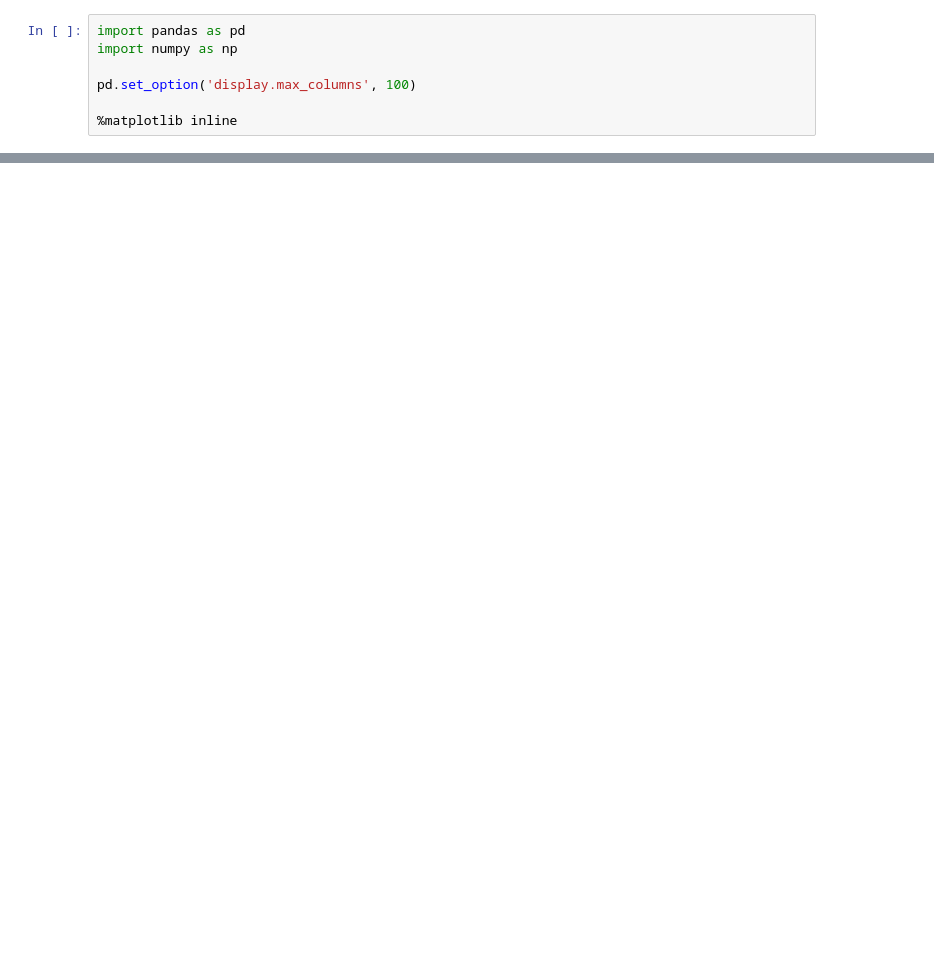
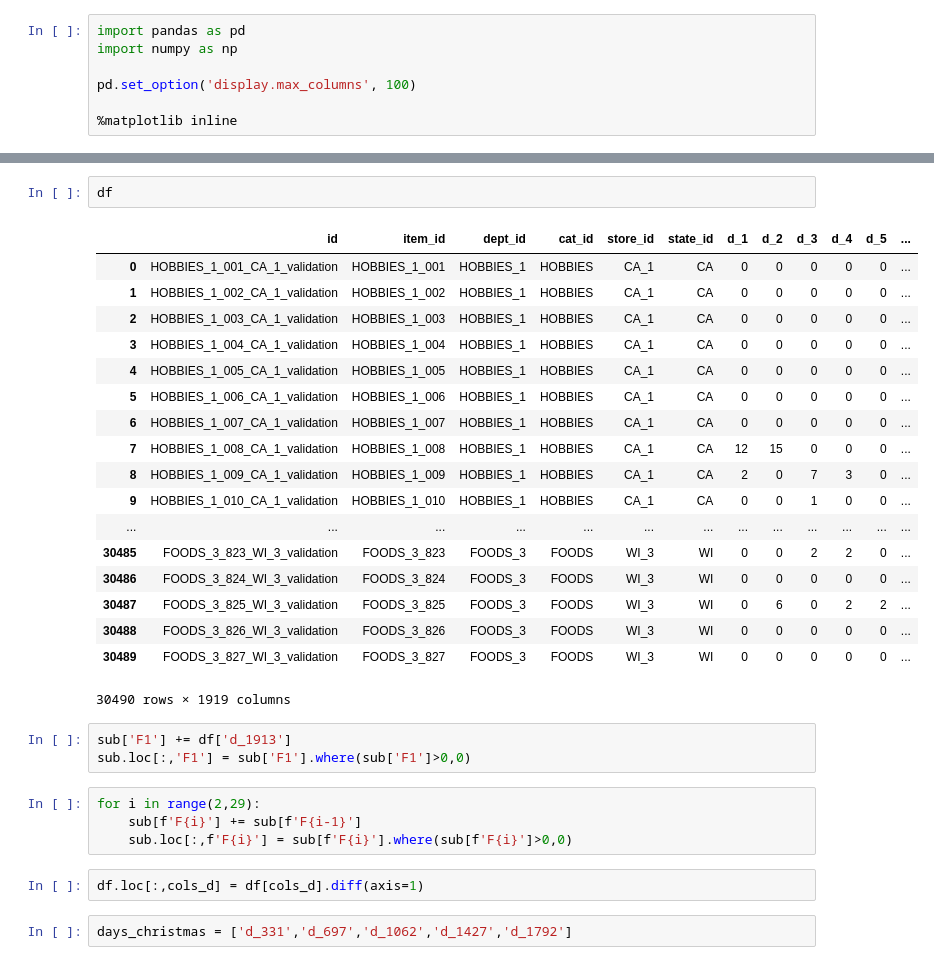
Before and after one commit to MitsuruFujiwara/M5-Forecasting-Accuracy, a Jupyter notebook: src/903_blending.ipynb, the cells around one changed output, grey strips where cells are left out. Saved outputs shown, nothing was run; the diff lists cells and outputs as text; blank space fills up the shorter version.

```diff
--- a/src/903_blending.ipynb
+++ b/src/903_blending.ipynb
@@ -45,0 +56,32 @@ sub = sub.merge(sub3[['id']+col_21days],on='id',how='left')
+# %%
+df
+# %% [output]
+|  | id | item_id | dept_id | cat_id | store_id | state_id | d_1 | d_2 | d_3 | d_4 | d_5 | ... |
+| 0 | HOBBIES_1_001_CA_1_validation | HOBBIES_1_001 | HOBBIES_1 | HOBBIES | CA_1 | CA | 0 | 0 | 0 | 0 | 0 | ... |
+| 1 | HOBBIES_1_002_CA_1_validation | HOBBIES_1_002 | HOBBIES_1 | HOBBIES | CA_1 | CA | 0 | 0 | 0 | 0 | 0 | ... |
+| 2 | HOBBIES_1_003_CA_1_validation | HOBBIES_1_003 | HOBBIES_1 | HOBBIES | CA_1 | CA | 0 | 0 | 0 | 0 | 0 | ... |
+| 3 | HOBBIES_1_004_CA_1_validation | HOBBIES_1_004 | HOBBIES_1 | HOBBIES | CA_1 | CA | 0 | 0 | 0 | 0 | 0 | ... |
+| 4 | HOBBIES_1_005_CA_1_validation | HOBBIES_1_005 | HOBBIES_1 | HOBBIES | CA_1 | CA | 0 | 0 | 0 | 0 | 0 | ... |
+| 5 | HOBBIES_1_006_CA_1_validation | HOBBIES_1_006 | HOBBIES_1 | HOBBIES | CA_1 | CA | 0 | 0 | 0 | 0 | 0 | ... |
+| 6 | HOBBIES_1_007_CA_1_validation | HOBBIES_1_007 | HOBBIES_1 | HOBBIES | CA_1 | CA | 0 | 0 | 0 | 0 | 0 | ... |
+| 7 | HOBBIES_1_008_CA_1_validation | HOBBIES_1_008 | HOBBIES_1 | HOBBIES | CA_1 | CA | 12 | 15 | 0 | 0 | 0 | ... |
+| 8 | HOBBIES_1_009_CA_1_validation | HOBBIES_1_009 | HOBBIES_1 | HOBBIES | CA_1 | CA | 2 | 0 | 7 | 3 | 0 | ... |
+| 9 | HOBBIES_1_010_CA_1_validation | HOBBIES_1_010 | HOBBIES_1 | HOBBIES | CA_1 | CA | 0 | 0 | 1 | 0 | 0 | ... |
+| ... | ... | ... | ... | ... | ... | ... | ... | ... | ... | ... | ... | ... |
+| 30485 | FOODS_3_823_WI_3_validation | FOODS_3_823 | FOODS_3 | FOODS | WI_3 | WI | 0 | 0 | 2 | 2 | 0 | ... |
+| 30486 | FOODS_3_824_WI_3_validation | FOODS_3_824 | FOODS_3 | FOODS | WI_3 | WI | 0 | 0 | 0 | 0 | 0 | ... |
+| 30487 | FOODS_3_825_WI_3_validation | FOODS_3_825 | FOODS_3 | FOODS | WI_3 | WI | 0 | 6 | 0 | 2 | 2 | ... |
+| 30488 | FOODS_3_826_WI_3_validation | FOODS_3_826 | FOODS_3 | FOODS | WI_3 | WI | 0 | 0 | 0 | 0 | 0 | ... |
+| 30489 | FOODS_3_827_WI_3_validation | FOODS_3_827 | FOODS_3 | FOODS | WI_3 | WI | 0 | 0 | 0 | 0 | 0 | ... |
+30490 rows × 1919 columns
+# %%
+sub['F1'] += df['d_1913']
+sub.loc[:,'F1'] = sub['F1'].where(sub['F1']>0,0)
+# %%
+for i in range(2,29):
+    sub[f'F{i}'] += sub[f'F{i-1}']
+    sub.loc[:,f'F{i}'] = sub[f'F{i}'].where(sub[f'F{i}']>0,0)
+# %%
+df.loc[:,cols_d] = df[cols_d].diff(axis=1)
+# %%
+days_christmas = ['d_331','d_697','d_1062','d_1427','d_1792']
```
Also changed, not shown: parts of 18 cells of this notebook, 15 other files.
